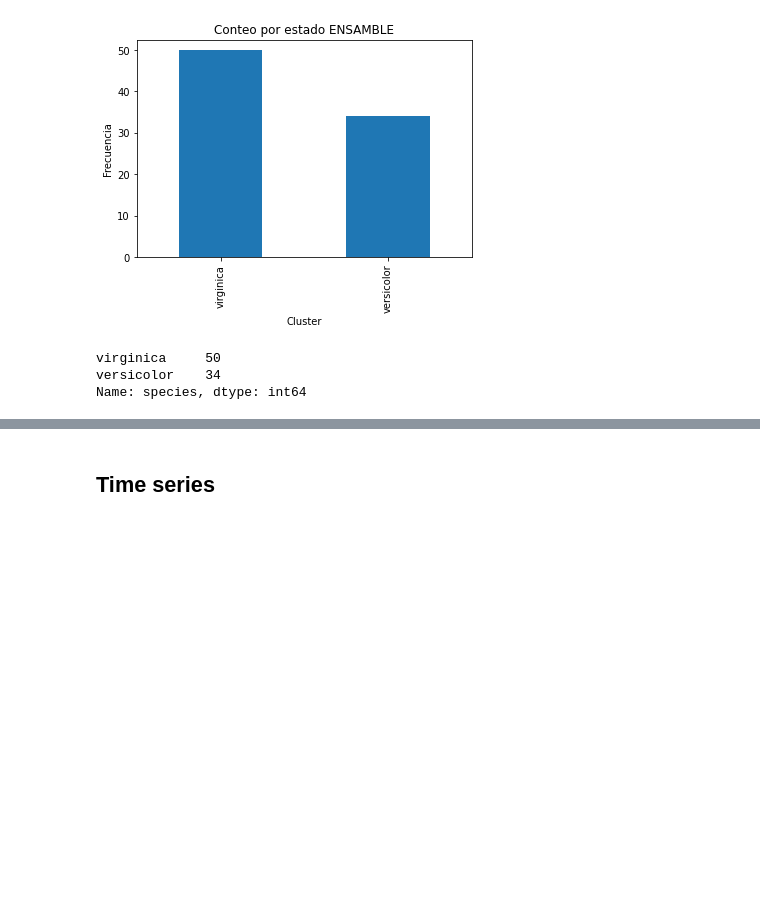
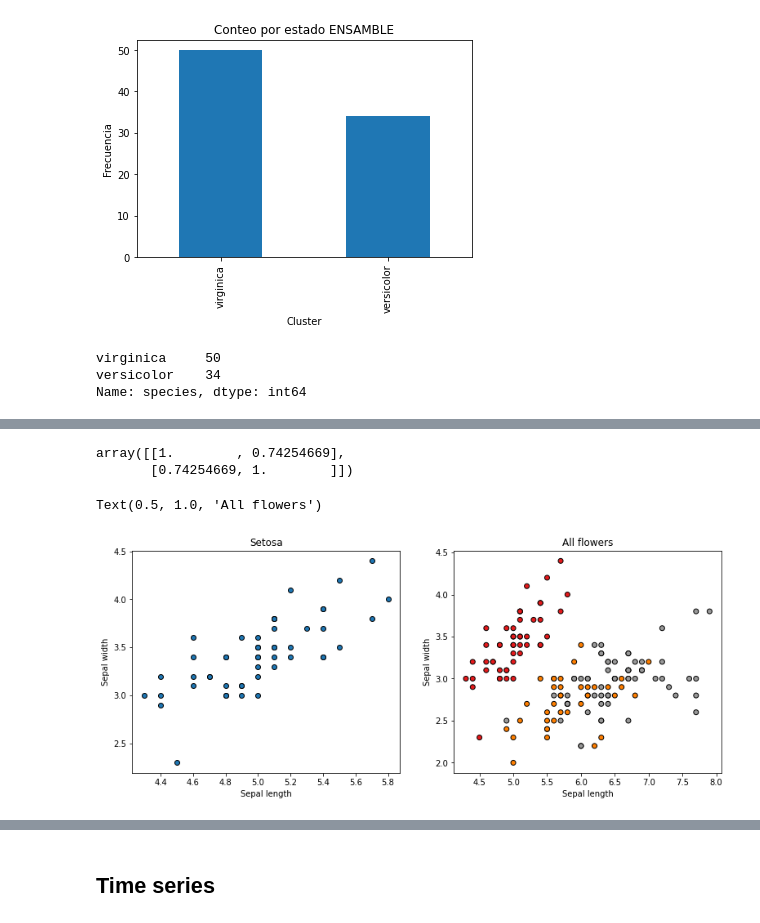
Before and after one commit to yeiscop/PYTHON, a Jupyter notebook: Clas_02_06_Agosto_DatAnova.ipynb, the cells around one changed output, grey strips where cells are left out. Saved outputs shown, nothing was run; the diff lists cells and outputs as text; code cells hidden in the pictures; blank space fills up the shorter version.

```diff
--- a/Clas_02_06_Agosto_DatAnova.ipynb
+++ b/Clas_02_06_Agosto_DatAnova.ipynb
@@ -281,0 +301,3 @@ Name: species, dtype: int64
+# %%
+iris_mod_1 = iris_1[iris_1.species == "setosa"]
+iris_mod_1.head()
@@ -281,0 +311,25 @@ Name: species, dtype: int64
+# %%
+import numpy as np
+np.corrcoef(iris_mod_1.sepal_length, iris_mod_1.sepal_width)
+# %% [output]
+array([[1.        , 0.74254669],
+       [0.74254669, 1.        ]])
+# %%
+import seaborn as sns
+plt.figure(figsize=(20,5))
+plt.subplot(131)
+plt.scatter(iris_mod_1.sepal_length, iris_mod_1.sepal_width,
+            edgecolor='k')
+plt.xlabel('Sepal length')
+plt.ylabel('Sepal width')
+plt.title('Setosa')
+
+plt.subplot(132)
+plt.scatter(X[:, 0], X[:, 1], c=y, cmap=plt.cm.Set1,
+            edgecolor='k')
+plt.xlabel('Sepal length')
+plt.ylabel('Sepal width')
+plt.title('All flowers')
+# %% [output]
+Text(0.5, 1.0, 'All flowers')
+[figure, added]
```
Also changed, not shown: parts of 16 cells of this notebook.
